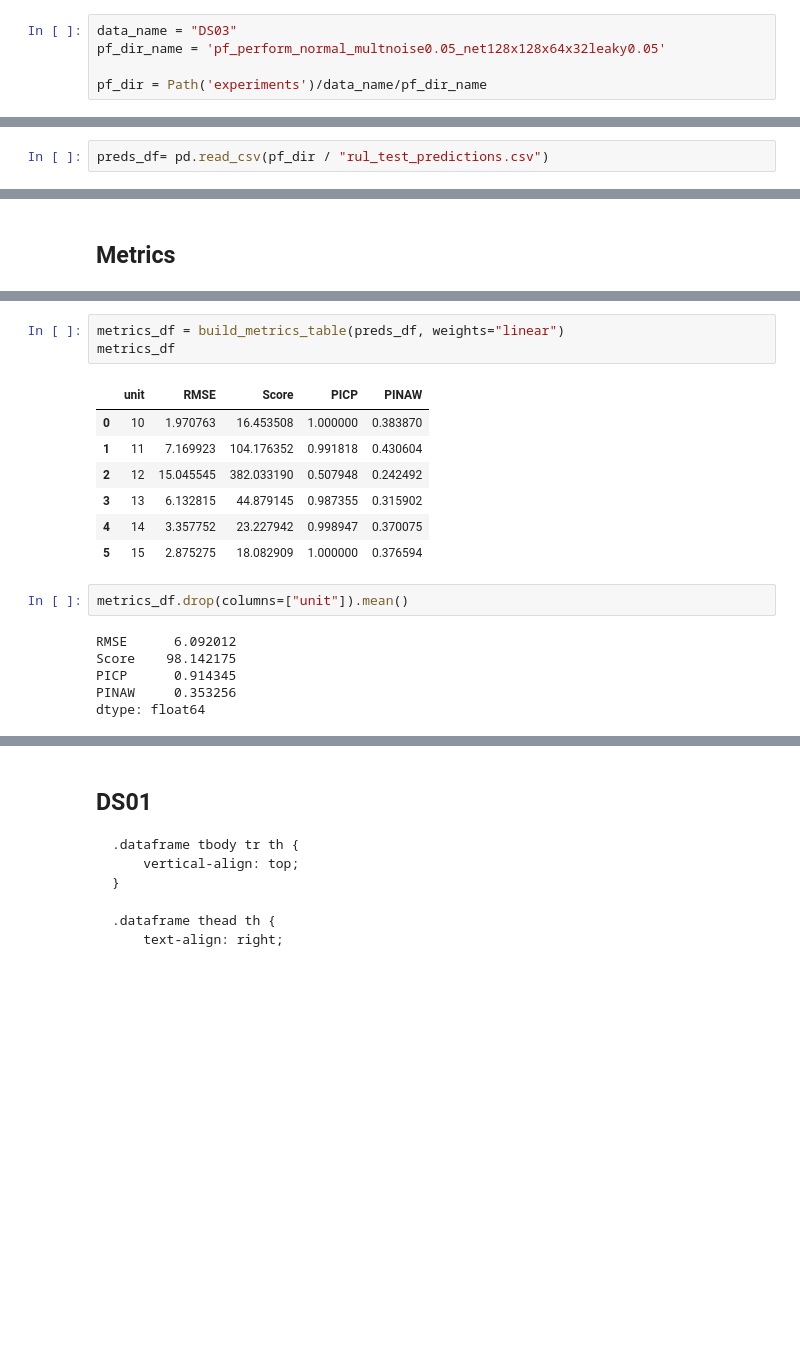
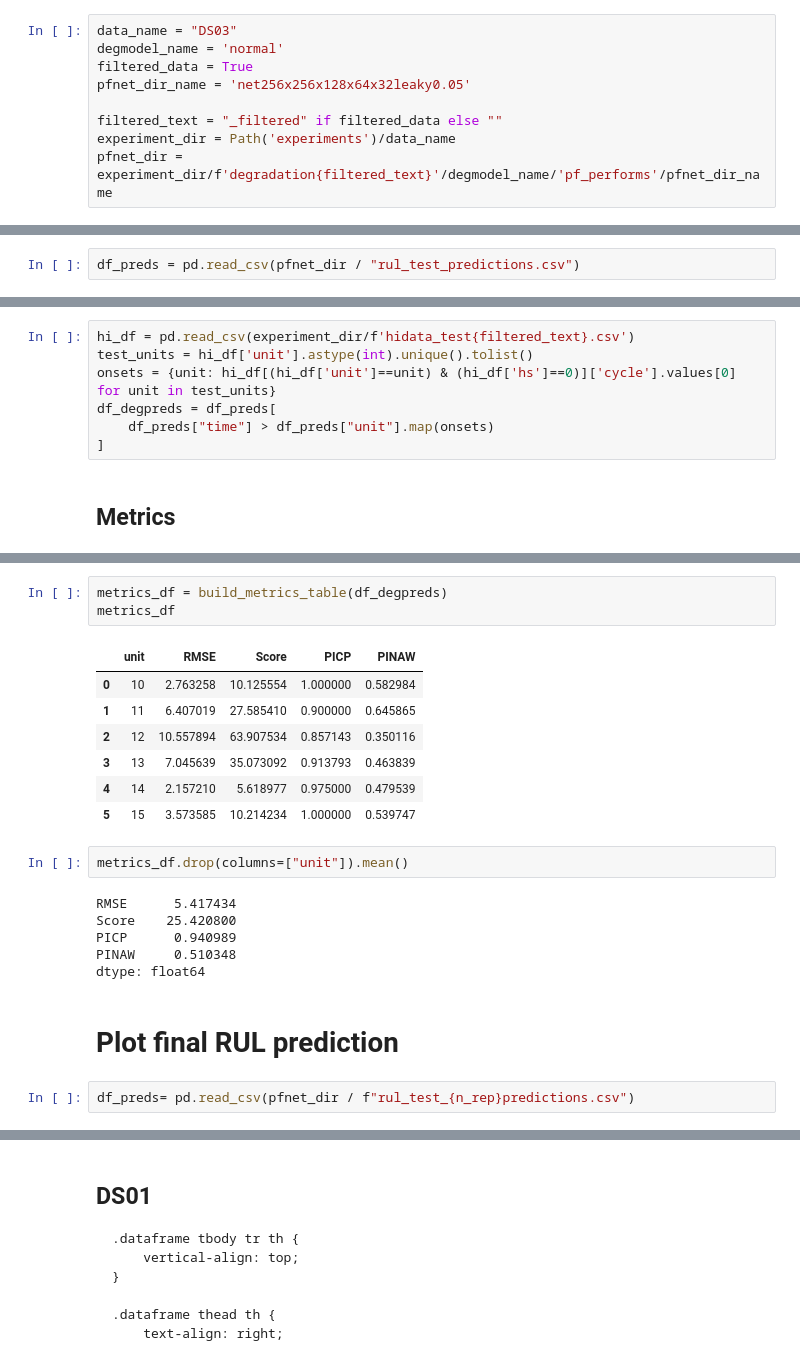
Before and after one commit to 4belito/deep-performance-rul, a Jupyter notebook: 8-results.ipynb, the cells around one changed output, grey strips where cells are left out. Cells and saved outputs as stored; diff of their text form; blank space fills up the shorter version.

```diff
--- a/8-results.ipynb
+++ b/8-results.ipynb
@@ -10,10 +10,14 @@ from src.helpers.visualization import plot_rul_from_dataframe
 from src.helpers.metrics import  build_metrics_table
 # %%
 data_name = "DS03"
-pf_dir_name = 'pf_perform_normal_multnoise0.05_net128x128x64x32leaky0.05'
+degmodel_name = 'normal'
+filtered_data = True
+pfnet_dir_name = 'net256x256x128x64x32leaky0.05'
 
-pf_dir = Path('experiments')/data_name/pf_dir_name
+filtered_text = "_filtered" if filtered_data else ""
+experiment_dir = Path('experiments')/data_name
+pfnet_dir = experiment_dir/f'degradation{filtered_text}'/degmodel_name/'pf_performs'/pfnet_dir_name
 # %% [markdown]
 ## Load Predictions
 # %%
-preds_df= pd.read_csv(pf_dir / "rul_test_predictions.csv")
+df_preds = pd.read_csv(pfnet_dir / "rul_test_predictions.csv")
@@ -20,2 +26,9 @@ preds_df= pd.read_csv(pf_dir / "rul_test_predictions.csv")
+# %%
+hi_df = pd.read_csv(experiment_dir/f'hidata_test{filtered_text}.csv')
+test_units = hi_df['unit'].astype(int).unique().tolist()
+onsets = {unit: hi_df[(hi_df['unit']==unit) & (hi_df['hs']==0)]['cycle'].values[0] for unit in test_units}
+df_degpreds = df_preds[
+    df_preds["time"] > df_preds["unit"].map(onsets)
+]
 # %% [markdown]
 ## Metrics
@@ -22,19 +54,23 @@ preds_df= pd.read_csv(pf_dir / "rul_test_predictions.csv")
 # %%
-metrics_df = build_metrics_table(preds_df, weights="linear")
+metrics_df = build_metrics_table(df_degpreds)
 metrics_df
 # %% [output]
 |  | unit | RMSE | Score | PICP | PINAW |
-| 0 | 10 | 1.970763 | 16.453508 | 1.000000 | 0.383870 |
-| 1 | 11 | 7.169923 | 104.176352 | 0.991818 | 0.430604 |
-| 2 | 12 | 15.045545 | 382.033190 | 0.507948 | 0.242492 |
-| 3 | 13 | 6.132815 | 44.879145 | 0.987355 | 0.315902 |
-| 4 | 14 | 3.357752 | 23.227942 | 0.998947 | 0.370075 |
-| 5 | 15 | 2.875275 | 18.082909 | 1.000000 | 0.376594 |
+| 0 | 10 | 2.763258 | 10.125554 | 1.000000 | 0.582984 |
+| 1 | 11 | 6.407019 | 27.585410 | 0.900000 | 0.645865 |
+| 2 | 12 | 10.557894 | 63.907534 | 0.857143 | 0.350116 |
+| 3 | 13 | 7.045639 | 35.073092 | 0.913793 | 0.463839 |
+| 4 | 14 | 2.157210 | 5.618977 | 0.975000 | 0.479539 |
+| 5 | 15 | 3.573585 | 10.214234 | 1.000000 | 0.539747 |
 # %%
 metrics_df.drop(columns=["unit"]).mean()
 # %% [output]
-RMSE      6.092012
-Score    98.142175
-PICP      0.914345
-PINAW     0.353256
+RMSE      5.417434
+Score    25.420800
+PICP      0.940989
+PINAW     0.510348
 dtype: float64
+# %% [markdown]
+# Plot final RUL prediction
+# %%
+df_preds= pd.read_csv(pfnet_dir / f"rul_test_{n_rep}predictions.csv")
```
Also changed, not shown: parts of 9 cells of this notebook, 38 other files.
